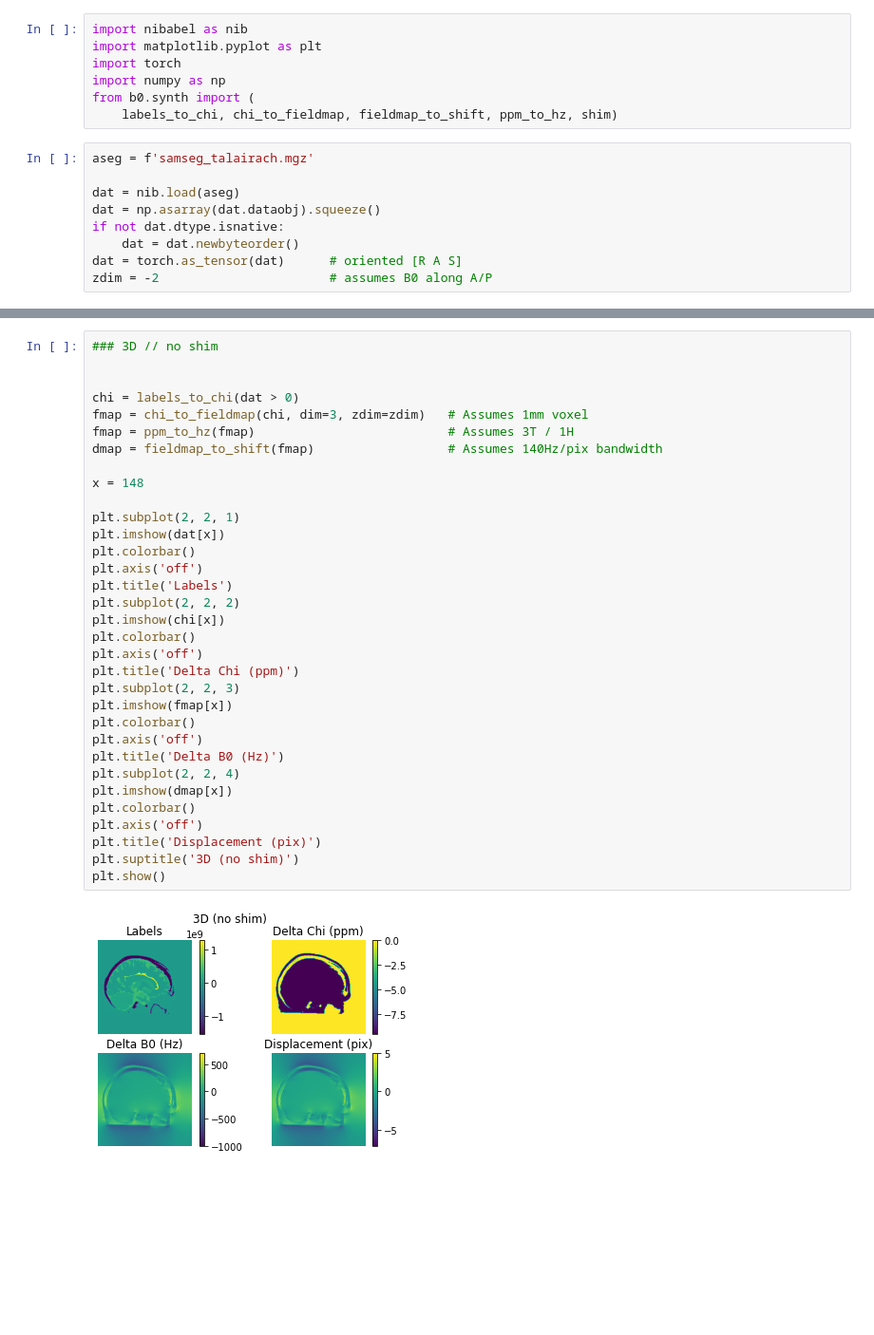
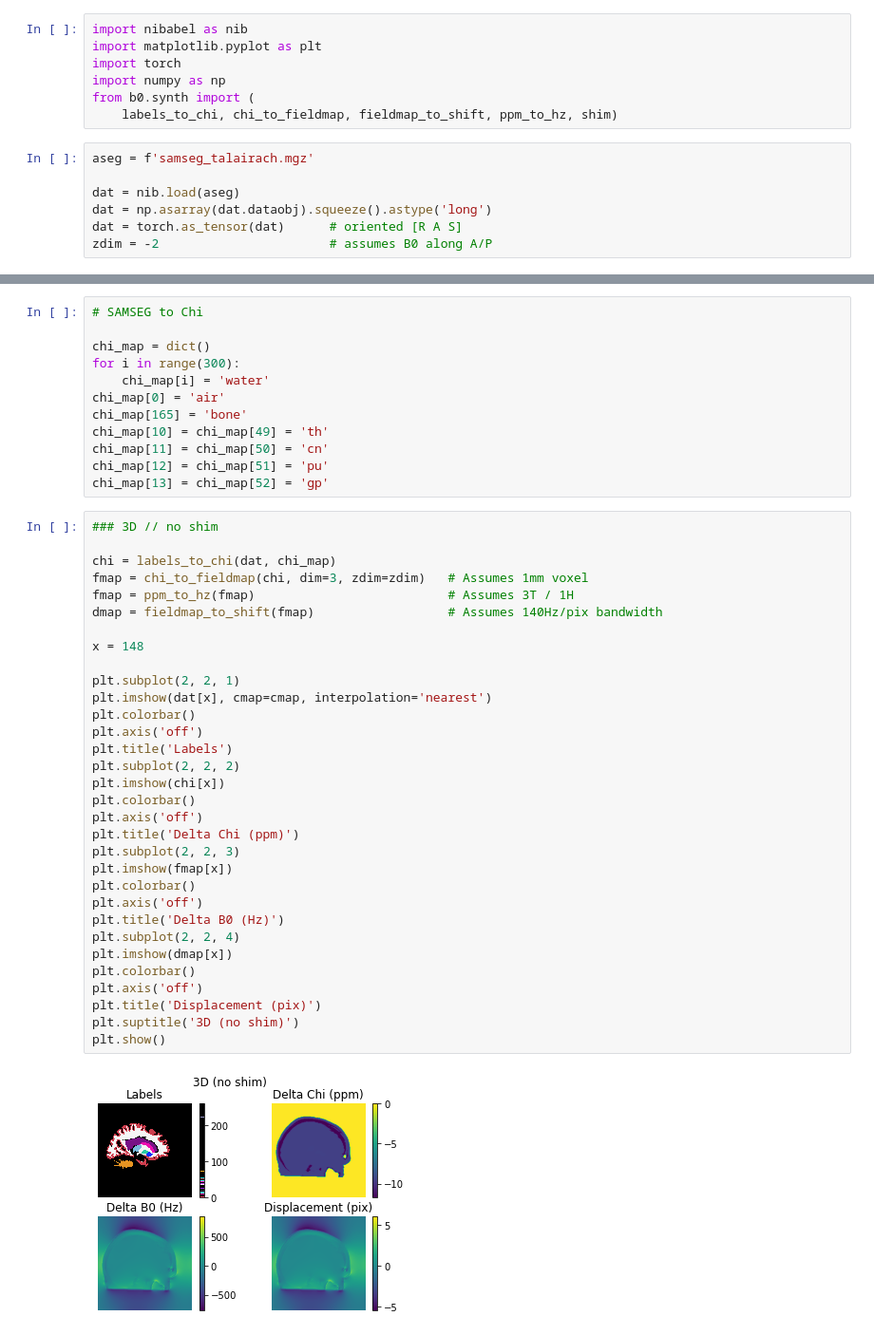
Before and after one commit to balbasty/torch-b0-synth, a Jupyter notebook: demo/synth_from_samseg.ipynb, the cells around one changed output, grey strips where cells are left out. Shown at 95% size. Cells and saved outputs as stored; diff of their text form; blank space fills up the shorter version.

Commit message:
DOC(demo): nicer susceptibility synth (bone/subcortical)

```diff
--- a/demo/synth_from_samseg.ipynb
+++ b/demo/synth_from_samseg.ipynb
@@ -9,8 +9,6 @@ from b0.synth import (
 aseg = f'samseg_talairach.mgz'
 
 dat = nib.load(aseg)
-dat = np.asarray(dat.dataobj).squeeze()
-if not dat.dtype.isnative:
-    dat = dat.newbyteorder()
+dat = np.asarray(dat.dataobj).squeeze().astype('long')
 dat = torch.as_tensor(dat)      # oriented [R A S]
 zdim = -2                       # assumes B0 along A/P
@@ -17,38 +51,49 @@ zdim = -2                       # assumes B0 along A/P
+# %%
+# SAMSEG to Chi
+
+chi_map = dict()
+for i in range(300):
+    chi_map[i] = 'water'
+chi_map[0] = 'air'
+chi_map[165] = 'bone'
+chi_map[10] = chi_map[49] = 'th'
+chi_map[11] = chi_map[50] = 'cn'
+chi_map[12] = chi_map[51] = 'pu'
+chi_map[13] = chi_map[52] = 'gp'
 # %%
 ### 3D // no shim
 
-
-chi = labels_to_chi(dat > 0)
+chi = labels_to_chi(dat, chi_map)
 fmap = chi_to_fieldmap(chi, dim=3, zdim=zdim)   # Assumes 1mm voxel
 fmap = ppm_to_hz(fmap)                          # Assumes 3T / 1H
 dmap = fieldmap_to_shift(fmap)                  # Assumes 140Hz/pix bandwidth
 
 x = 148
 
 plt.subplot(2, 2, 1)
-plt.imshow(dat[x])
+plt.imshow(dat[x], cmap=cmap, interpolation='nearest')
 plt.colorbar()
 plt.axis('off')
 plt.title('Labels')
 plt.subplot(2, 2, 2)
 plt.imshow(chi[x])
 plt.colorbar()
 plt.axis('off')
 plt.title('Delta Chi (ppm)')
 plt.subplot(2, 2, 3)
 plt.imshow(fmap[x])
 plt.colorbar()
 plt.axis('off')
 plt.title('Delta B0 (Hz)')
 plt.subplot(2, 2, 4)
 plt.imshow(dmap[x])
 plt.colorbar()
 plt.axis('off')
 plt.title('Displacement (pix)')
 plt.suptitle('3D (no shim)')
 plt.show()
 # %% [output]
-[figure, old version]
+[figure, new version]
 # %%
 ### 3D // with shim
 
```
Also changed, not shown: parts of 3 cells of this notebook.
